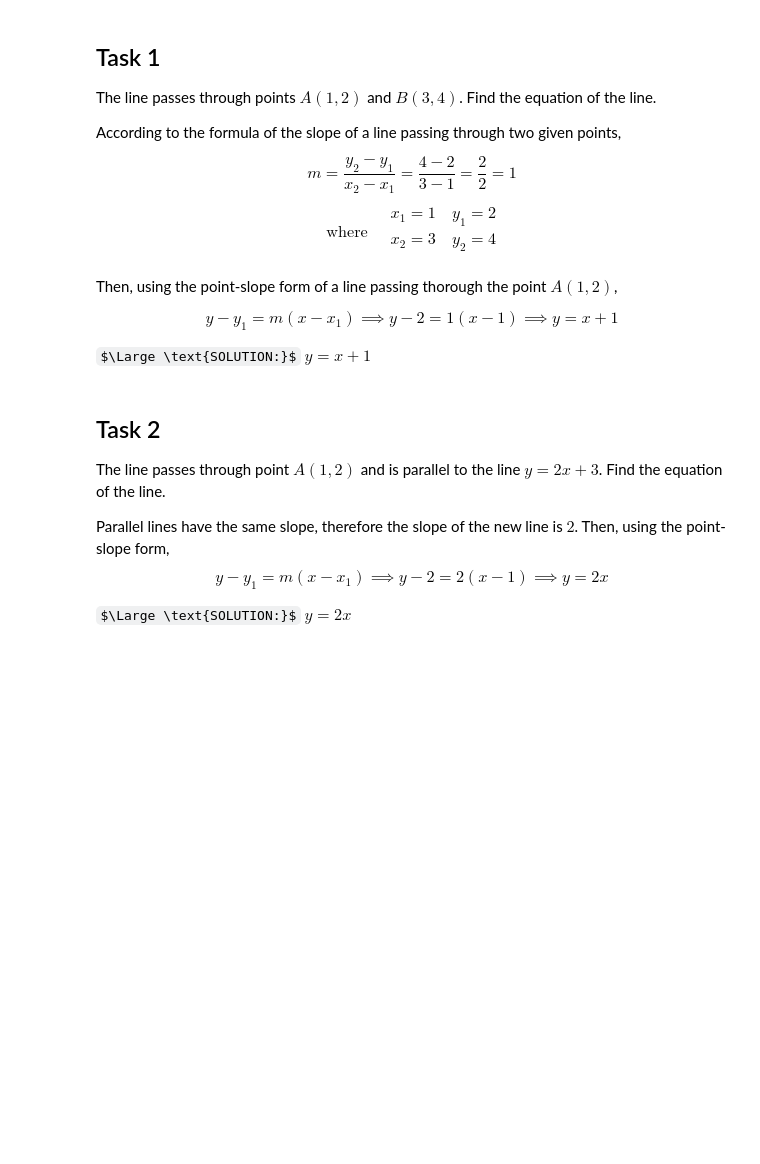
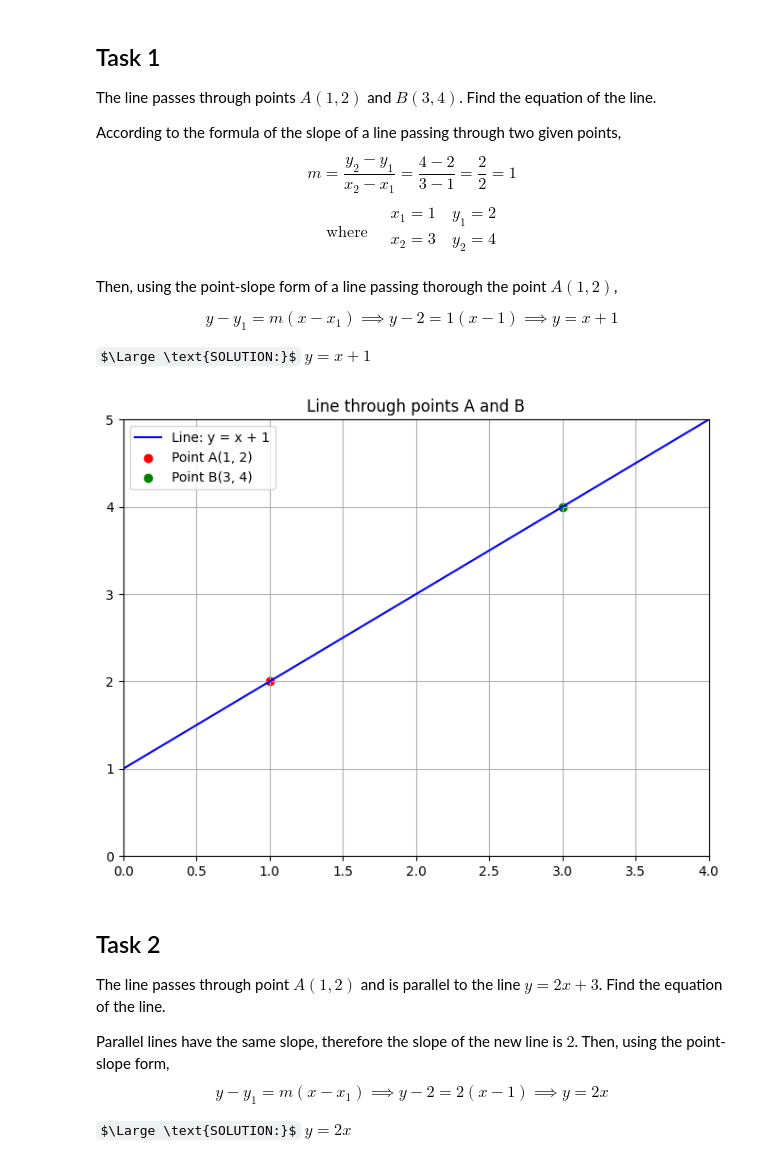
Before and after one commit to itaeh-hue/Math-2024-25-Winter, a Jupyter notebook: Notebooks_EN/02_Analytic_Geometry/05_Lines/Lines.ipynb, the cells around one changed output. Saved outputs shown, nothing was run; the diff lists cells and outputs as text; code cells hidden in the pictures; some formulas as TeX source; blank space fills up the shorter version.

```diff
--- a/Notebooks_EN/02_Analytic_Geometry/05_Lines/Lines.ipynb
+++ b/Notebooks_EN/02_Analytic_Geometry/05_Lines/Lines.ipynb
@@ -175,6 +175,33 @@ $$y - y_{1} = m(x - x_{1}) \implies y - 2 = 1(x - 1) \implies y = x+1$$
 
 $\Large \text{SOLUTION:}$
 $y = x+1$
+# %%
+import numpy as np
+import matplotlib.pyplot as plt
+
+# Points
+A = (1, 2)
+B = (3, 4)
+
+# Line equation
+x = np.linspace(0, 4, 100)
+y = x + 1
+
+# Plot
+plt.figure(figsize=(8, 6))
+plt.plot(x, y, label='Line: y = x + 1', color='blue')
+plt.scatter(*A, color='red', label='Point A(1, 2)')
+plt.scatter(*B, color='green', label='Point B(3, 4)')
+plt.xlim(0, 4)
+plt.ylim(0, 5)
+plt.axhline(0, color='black', lw=0.5)
+plt.axvline(0, color='black', lw=0.5)
+plt.grid()
+plt.legend()
+plt.title('Line through points A and B')
+plt.show()
+# %% [output]
+[figure, added]
 # %% [markdown]
 ## Task 2
 
```
Also changed, not shown: parts of 4 cells of this notebook.
